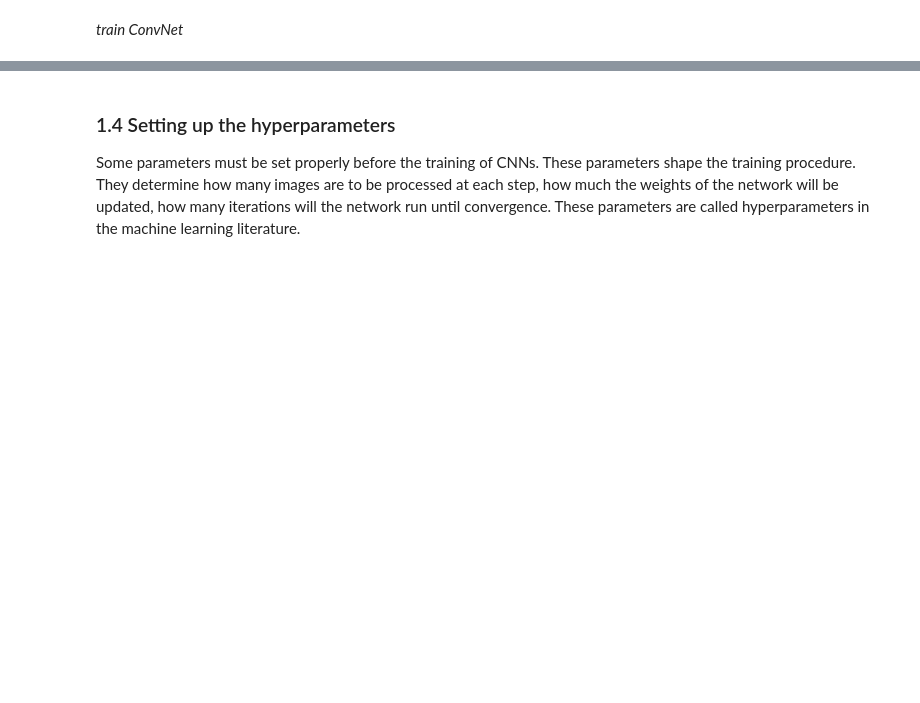
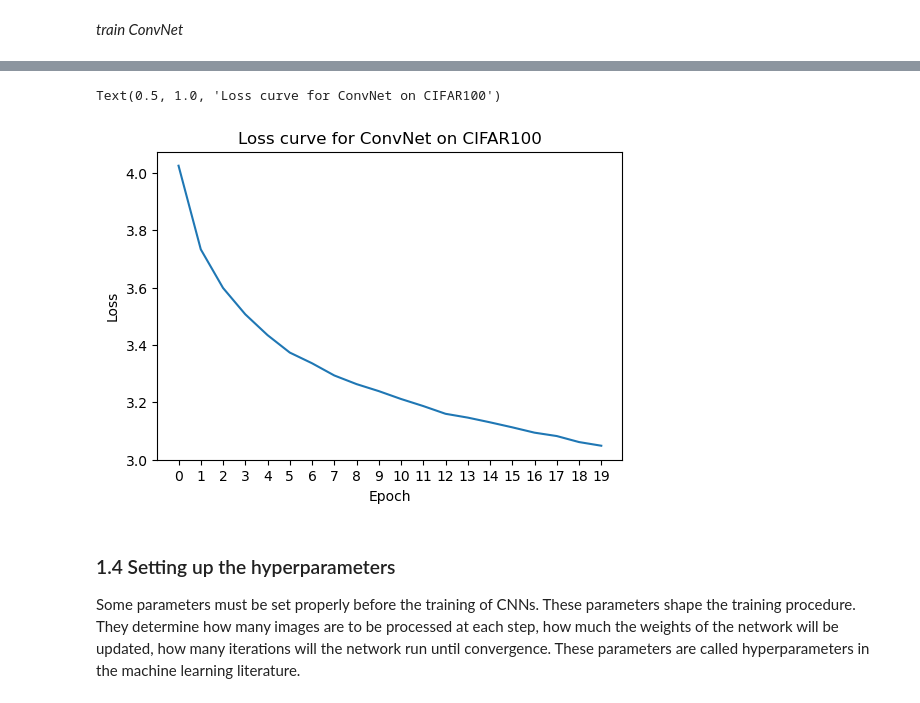
Before and after one commit to abhinav-neil/lenet5-clf-finetuning, a Jupyter notebook: Lab_project_part2_v2.ipynb, the cells around one changed output, grey strips where cells are left out. Saved outputs shown, nothing was run; the diff lists cells and outputs as text; code cells hidden in the pictures; blank space fills up the shorter version.

```diff
--- a/Lab_project_part2_v2.ipynb
+++ b/Lab_project_part2_v2.ipynb
@@ -245,0 +404,7 @@ def train(net, trainloader,epoch=1):
+# %%
+# train convnet
+model_cn = ConvNet(in_channels=3, num_classes=NUM_CLASSES_CFR)
+print(model_cn)
+optimizer_cn = make_optimizer(model_cn, 'adam', lr=LEARING_RATE, betas=(0.9, 0.999), eps=1e-08, weight_decay=WEIGHT_DECAY, amsgrad=False)
+criterion = nn.CrossEntropyLoss()
+losses_cn = train(model_cn, trainloader_cfr, optimizer_cn, criterion, num_epochs=20)
@@ -246,3 +463,14 @@ def train(net, trainloader,epoch=1):
+# %%
+# plot the loss
+plt.figure(figsize=(6, 4))
+plt.plot(losses_cn)
+plt.xticks(range(len(losses_cn)))
+plt.xlabel('Epoch')
+plt.ylabel('Loss')
+plt.title('Loss curve for ConvNet on CIFAR100')
+# %% [output]
+Text(0.5, 1.0, 'Loss curve for ConvNet on CIFAR100')
+[figure, added]
 # %% [markdown]
 ### 1.4 Setting up the hyperparameters
 
```
Also changed, not shown: parts of 64 cells of this notebook, 4 other files.
